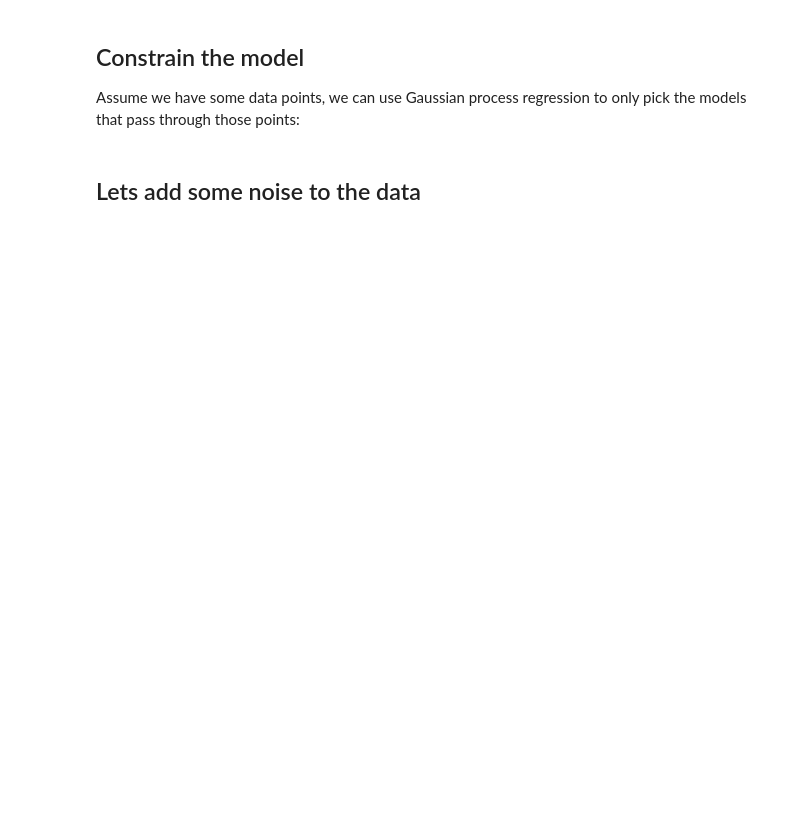
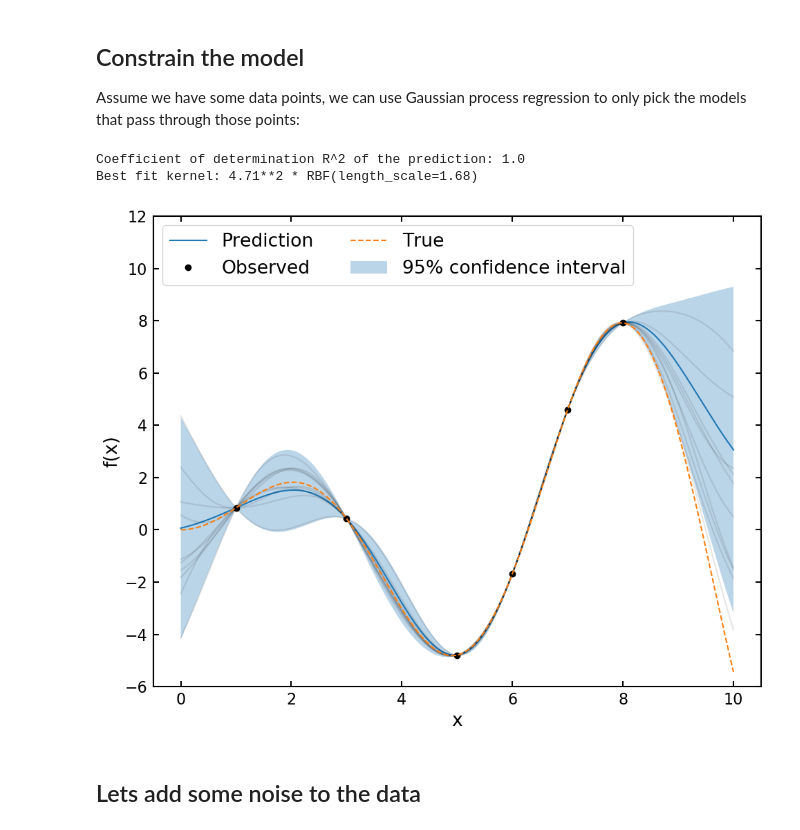
Before and after one commit to CKrawczyk/jupyter_data_languages, a Jupyter notebook: Gaussian_process_regression.ipynb, the cells around one changed output. Cells and saved outputs as stored; diff of their text form; code cells hidden in the pictures; blank space fills up the shorter version.

Commit message:
update rest of notebooks

```diff
--- a/Gaussian_process_regression.ipynb
+++ b/Gaussian_process_regression.ipynb
@@ -14,6 +14,7 @@ from sklearn.gaussian_process import GaussianProcessRegressor
 from sklearn.gaussian_process.kernels import RBF, ConstantKernel
 from matplotlib import pyplot as plt
 import mpl_style
-%matplotlib notebook
+%matplotlib inline
+plt.style.use('default')
 plt.style.use(mpl_style.style1)
 # %% [markdown]
@@ -44,25 +47,29 @@ Assume we have some data points, we can use Gaussian process regression to only
 # %%
 x1 = np.array([1, 3, 5, 6, 7, 8])
 y1 = x1 * np.sin(x1)
 
 kernel = ConstantKernel(1, (1e-3, 1e3)) * RBF(10, (1e-2, 1e2))
 gp1 = GaussianProcessRegressor(kernel=kernel, n_restarts_optimizer=9)
 gp1.fit(x1[:, None], y1)
 f1, f1_err = gp1.predict(x[:, None], return_std=True)
 print('Coefficient of determination R^2 of the prediction: {0}'.format(gp1.score(x1[:, None], y1)))
 print('Best fit kernel: {0}'.format(gp1.kernel_))
 
-plt.figure(2, figsize=(8, 6))
+plt.figure(2, figsize=(10, 8))
 plt.plot(x, f1, '-', label='Prediction')
 plt.fill_between(x, f1 - 1.96 * f1_err, f1 + 1.96 * f1_err, alpha=0.3, label='95% confidence interval')
 plt.plot(x, gp1.sample_y(x[:, None], n_samples=10), color='k', alpha=0.1)
 plt.plot(x1, y1, 'ok', ms=6, label='Observed')
 plt.plot(x, x * np.sin(x), '--', label='True')
 plt.xlabel('x')
 plt.ylabel('f(x)')
 plt.ylim(-6, 12)
 plt.legend(loc='upper left', ncol=2)
-plt.tight_layout()
+plt.tight_layout();
+# %% [output]
+Coefficient of determination R^2 of the prediction: 1.0
+Best fit kernel: 4.71**2 * RBF(length_scale=1.68)
+[figure, added]
 # %% [markdown]
 ## Lets add some noise to the data
 # %%
```
Also changed, not shown: parts of 4 cells of this notebook, 8 other files.
